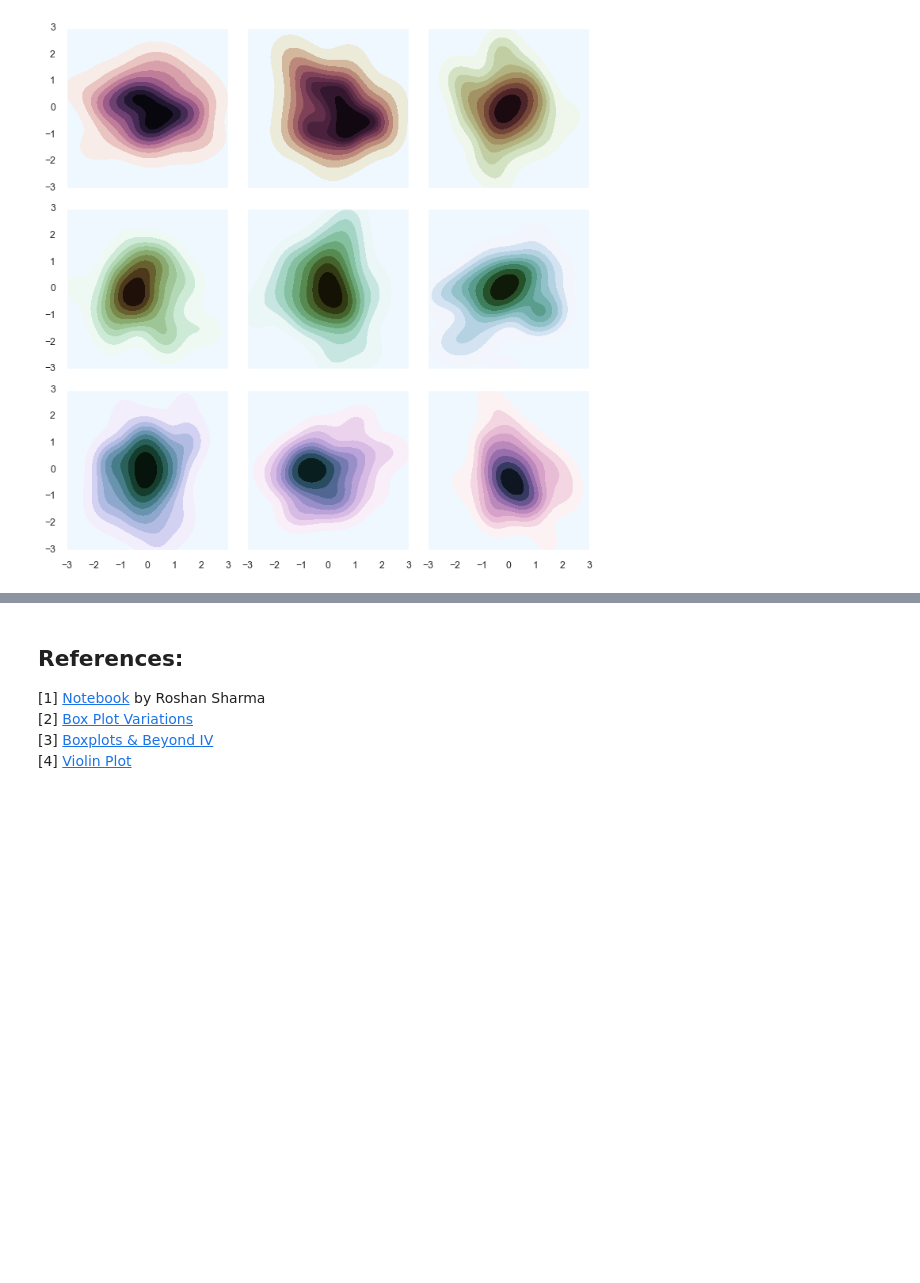
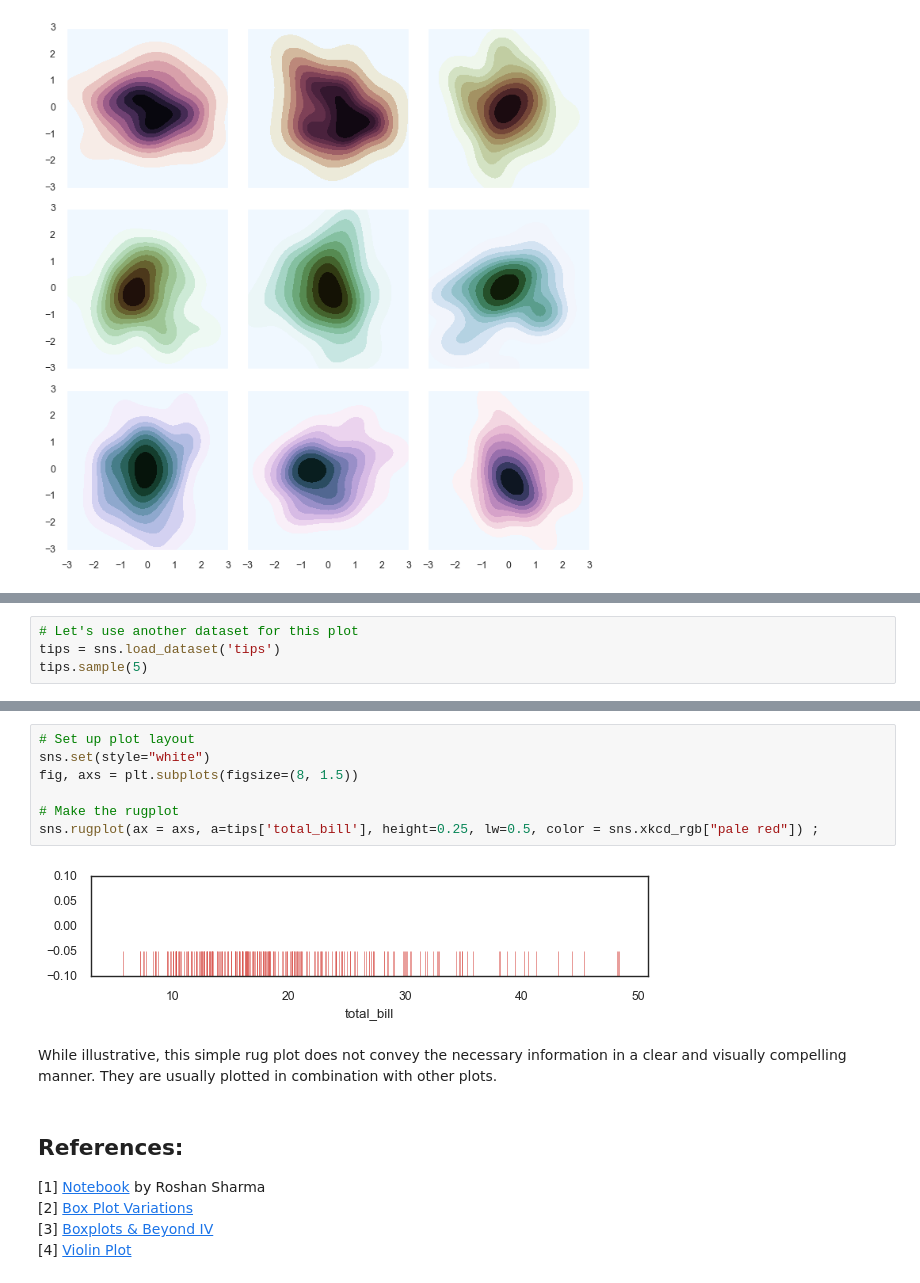
Before and after one commit to skacem/TIL, a Jupyter notebook: seaborn_intro.ipynb, the cells around one changed output, grey strips where cells are left out. Cells and saved outputs as stored; diff of their text form; blank space fills up the shorter version.

Commit message:
add rugplot

```diff
--- a/seaborn_intro.ipynb
+++ b/seaborn_intro.ipynb
@@ -485,0 +490,4 @@ fig.tight_layout()
+# %%
+# Let's use another dataset for this plot
+tips = sns.load_dataset('tips')
+tips.sample(5)
@@ -486,3 +501,14 @@ fig.tight_layout()
+# %%
+# Set up plot layout
+sns.set(style="white")
+fig, axs = plt.subplots(figsize=(8, 1.5))
+
+# Make the rugplot
+sns.rugplot(ax = axs, a=tips['total_bill'], height=0.25, lw=0.5, color = sns.xkcd_rgb["pale red"]) ;
+# %% [output]
+[figure, added]
+# %% [markdown]
+While illustrative, this simple rug plot does not convey the necessary information in a clear and visually compelling manner. They are usually plotted in combination with other plots.
 # %% [markdown]
 ## References:
 
```
Also changed, not shown: parts of 2 cells of this notebook.
